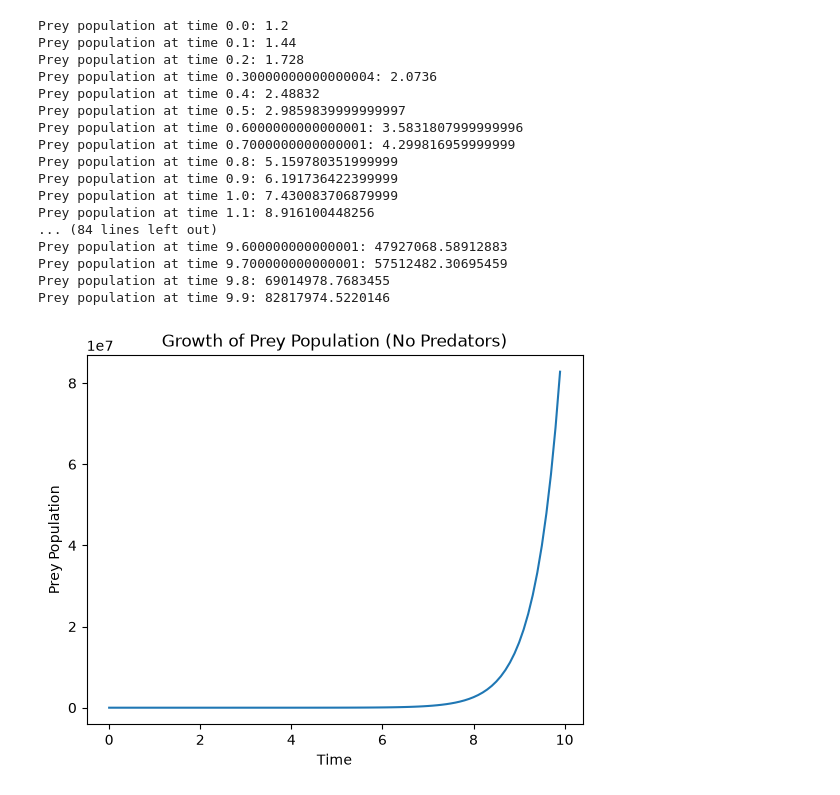
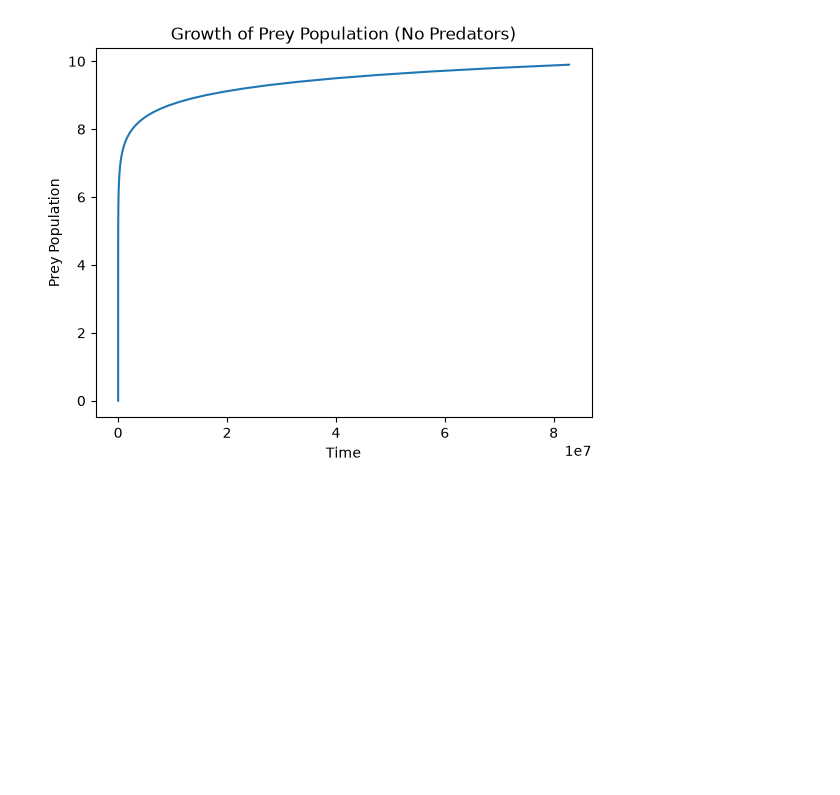
Before and after one commit to ankushgoyalengineer/systems-bio-lab, a Jupyter notebook: 01-predator-prey/model.ipynb, the cells around one changed output. Cells and saved outputs as stored; diff of their text form; code cells hidden in the pictures; blank space fills up the shorter version.

```diff
--- a/01-predator-prey/model.ipynb
+++ b/01-predator-prey/model.ipynb
@@ -9,49 +9,31 @@
 # %%
 #Question 1: What happens to the prey and predator population when there are no predators at all?
 #Assuming that there are no predators, we can put y = 0. Prey population will grow according to the growth rate until the resources are exhausted.
 #dx = alpha * x * dt
 #We are assuming alpha = 2, x = 1 as starting population, dt as 0.1
 import matplotlib.pyplot as plt
 x = 1
 x_coordinates = []
 y_coordinates = []
 for i in range(100):
     alpha = 2
     dt = 0.1
     dx = alpha * x * dt
     x += dx
-    print(f"Prey population at time {i*dt}: {x}")
     y_coordinates.append(i*dt)
     x_coordinates.append(x)
 #Plot this on a graph to visualize the growth of prey population over time.
 
 
-plt.plot(y_coordinates,x_coordinates)
+plt.plot(x_coordinates,y_coordinates)
 plt.xlabel("Time")
 plt.ylabel("Prey Population")
 plt.title("Growth of Prey Population (No Predators)")
 plt.show()
 
 #Here we are assuming that resources are infinite
 # %% [output]
-Prey population at time 0.0: 1.2
-Prey population at time 0.1: 1.44
-Prey population at time 0.2: 1.728
-Prey population at time 0.30000000000000004: 2.0736
-Prey population at time 0.4: 2.48832
-Prey population at time 0.5: 2.9859839999999997
-Prey population at time 0.6000000000000001: 3.5831807999999996
-Prey population at time 0.7000000000000001: 4.299816959999999
-Prey population at time 0.8: 5.159780351999999
-Prey population at time 0.9: 6.191736422399999
-Prey population at time 1.0: 7.430083706879999
-Prey population at time 1.1: 8.916100448256
-... (84 lines left out)
-Prey population at time 9.600000000000001: 47927068.58912883
-Prey population at time 9.700000000000001: 57512482.30695459
-Prey population at time 9.8: 69014978.7683455
-Prey population at time 9.9: 82817974.5220146
-[figure, old version]
+[figure, new version]
 # %%
 #However, even in no predator situation, the prey population will stagnate after some time since resources are finite
 #To introduce the resource constraint, we can modify the equation to logistic groqwth equation:
```
Also changed, not shown: parts of 14 cells of this notebook, 2 other files.
